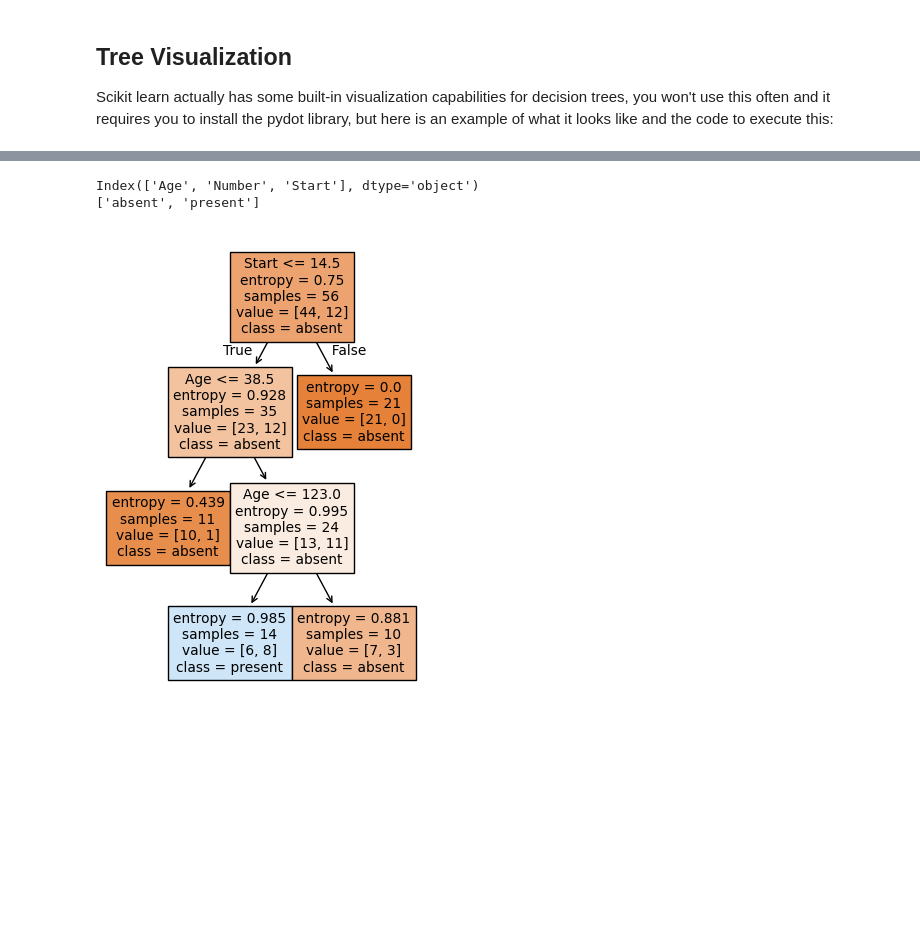
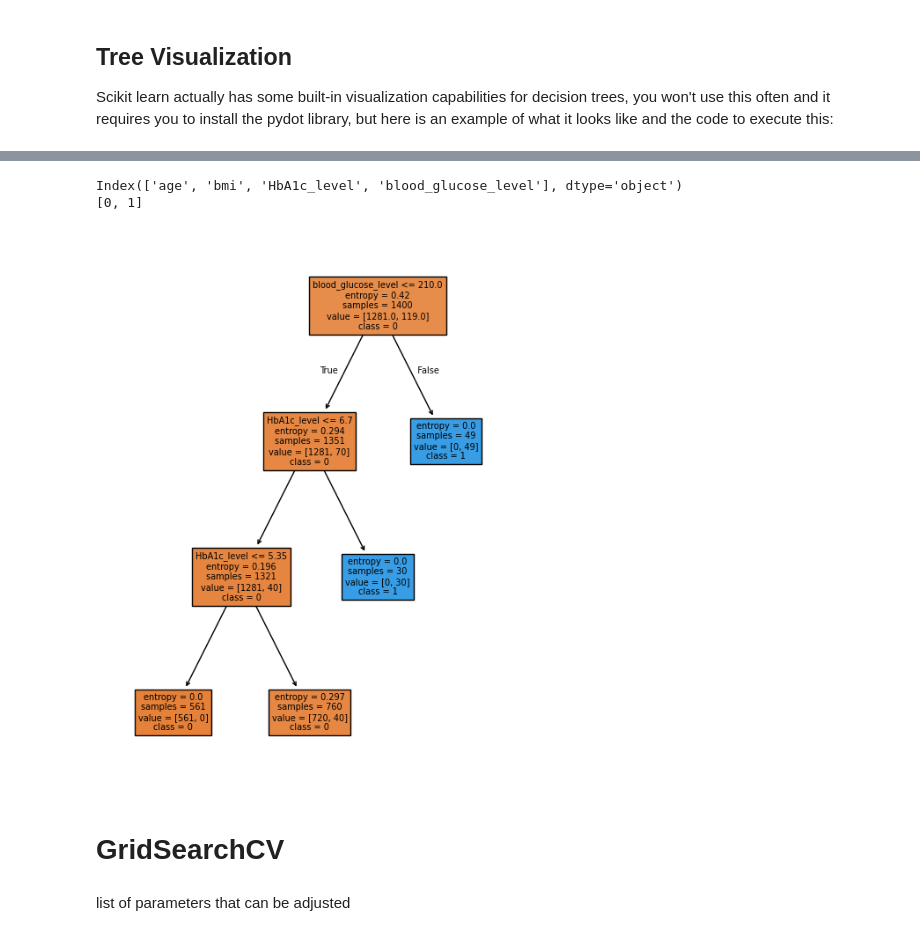
Before and after one commit to pvateekul/CU-DEPA-PracticalAI, a Jupyter notebook: code/Day01_Supervised_Learning/1_Decision_Trees_Random_Forests_v3.ipynb, the cells around one changed output, grey strips where cells are left out. Saved outputs shown, nothing was run; the diff lists cells and outputs as text; code cells hidden in the pictures; blank space fills up the shorter version.

```diff
--- a/code/Day01_Supervised_Learning/1_Decision_Trees_Random_Forests_v3.ipynb
+++ b/code/Day01_Supervised_Learning/1_Decision_Trees_Random_Forests_v3.ipynb
@@ -33,3 +18,5 @@ df.head()
+# %%
+df = pd.read_csv('https://github.com/pvateekul/CU-DEPA-PracticalAI/raw/main/datasets/diabetes.csv')
 # %% [markdown]
 ## EDA
 
@@ -46,8 +33,8 @@ Let's split up the data into a training set and a test set!
 # %%
 from sklearn.model_selection import train_test_split
 # %%
-X = df.drop('Kyphosis',axis=1)
-y = df['Kyphosis']
+X = df.drop('diabetes',axis=1)
+y = df['diabetes']
 # %%
 X_train, X_test, y_train, y_test = train_test_split(X, y, stratify=y, test_size=0.30, random_state=30)
 # %% [markdown]
@@ -119,16 +106,20 @@ tree.plot_tree(dtree)
 print(X.columns) # feature names
 print(y.unique().tolist()) # class names
 # %% [output]
-Index(['Age', 'Number', 'Start'], dtype='object')
-['absent', 'present']
+Index(['age', 'bmi', 'HbA1c_level', 'blood_glucose_level'], dtype='object')
+[0, 1]
 # %%
 fn=X.columns # feature names
 cn=y.unique().tolist() # class names
-fig, axes = plt.subplots(nrows = 1,ncols = 1,figsize = (4,6), dpi=100)
+fig, axes = plt.subplots(nrows = 1,ncols = 1,figsize = (6,8), dpi=100)
 tree.plot_tree(dtree,
                feature_names = fn,
-               class_names=cn,
+               class_names=[str(cn[0]),str(cn[1])],
                filled = True);
 fig.savefig('imagename.png')
 # %% [output]
-[figure, old version]
+[figure, new version]
+# %% [markdown]
+# GridSearchCV
+# %% [markdown]
+list of parameters that can be adjusted
```
Also changed, not shown: parts of 15 cells of this notebook, 2 other files.
